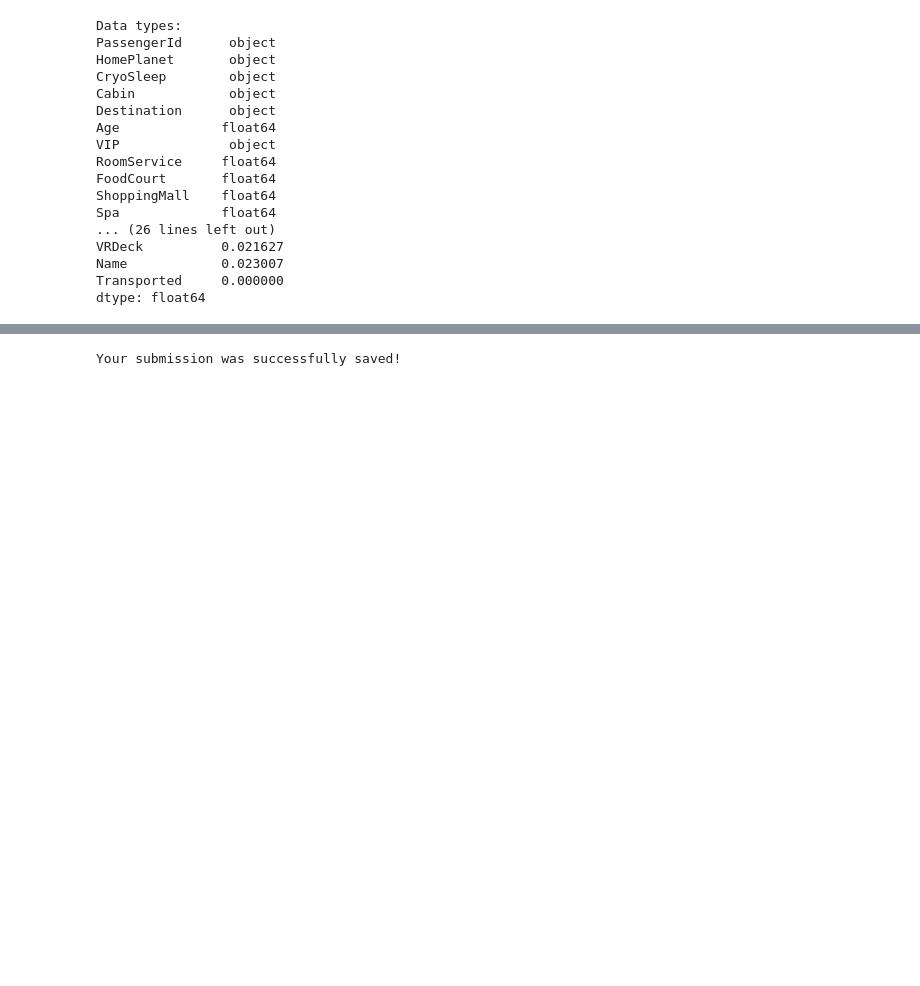
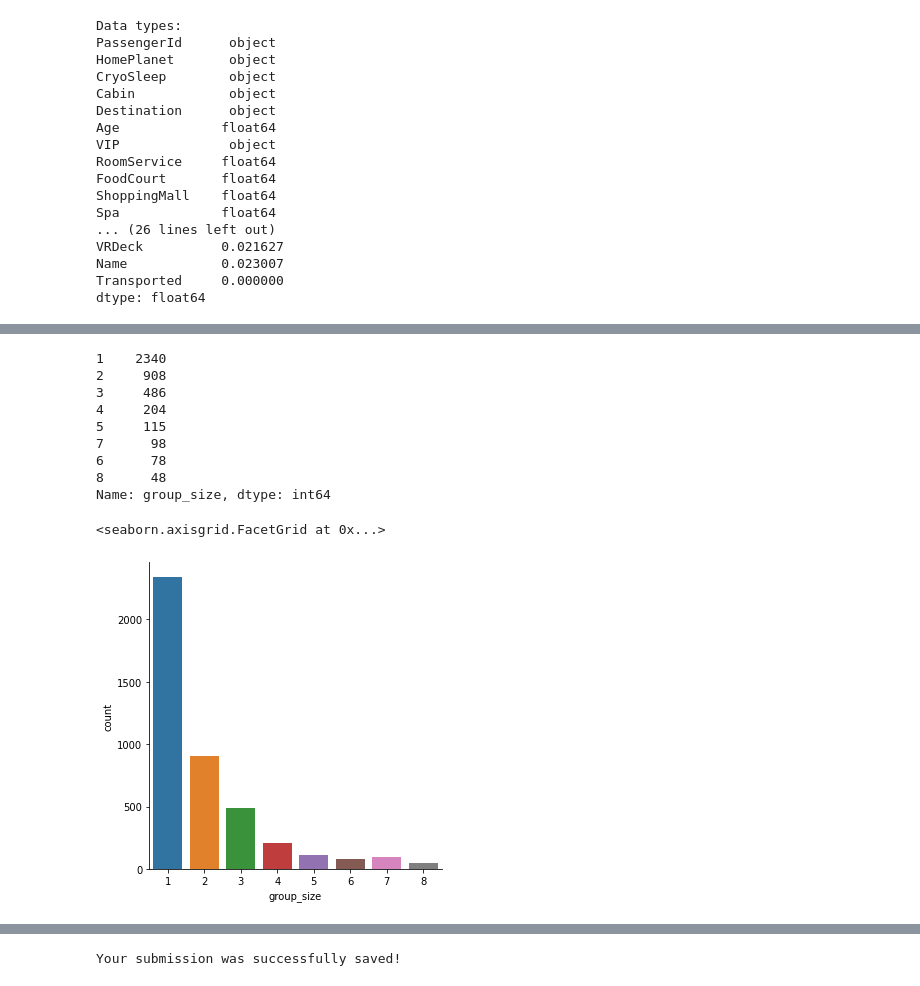
Before and after one commit to leemichaelwaters/spaceship-titanic, a Jupyter notebook: spaceship-titanic.ipynb, the cells around one changed output, grey strips where cells are left out. Saved outputs shown, nothing was run; the diff lists cells and outputs as text; code cells hidden in the pictures; blank space fills up the shorter version.

```diff
--- a/spaceship-titanic.ipynb
+++ b/spaceship-titanic.ipynb
@@ -72,0 +102,27 @@ dtype: float64
+# %%
+# Preprocess PassengerId (test_data)
+gggg_pp = test_data['PassengerId'].apply(lambda x: x.split('_')).values
+gggg = list(map(lambda x: x[0], gggg_pp))
+pp = list(map(lambda x: x[1], gggg_pp))
+test_data['gggg'] = gggg
+test_data['pp'] = pp
+
+test_data['pp'] = test_data['pp'].astype('int64')
+test_data['group_size'] = test_data.groupby(['gggg'])['pp'].transform(max)
+
+import seaborn as sns
+
+print(test_data['group_size'].value_counts())
+sns.catplot(x='group_size', kind='count', data=test_data)
+# %% [output]
+1    2340
+2     908
+3     486
+4     204
+5     115
+7      98
+6      78
+8      48
+Name: group_size, dtype: int64
+<seaborn.axisgrid.FacetGrid at 0x...>
+[figure, added]
```
Also changed, not shown: parts of 10 cells of this notebook.
